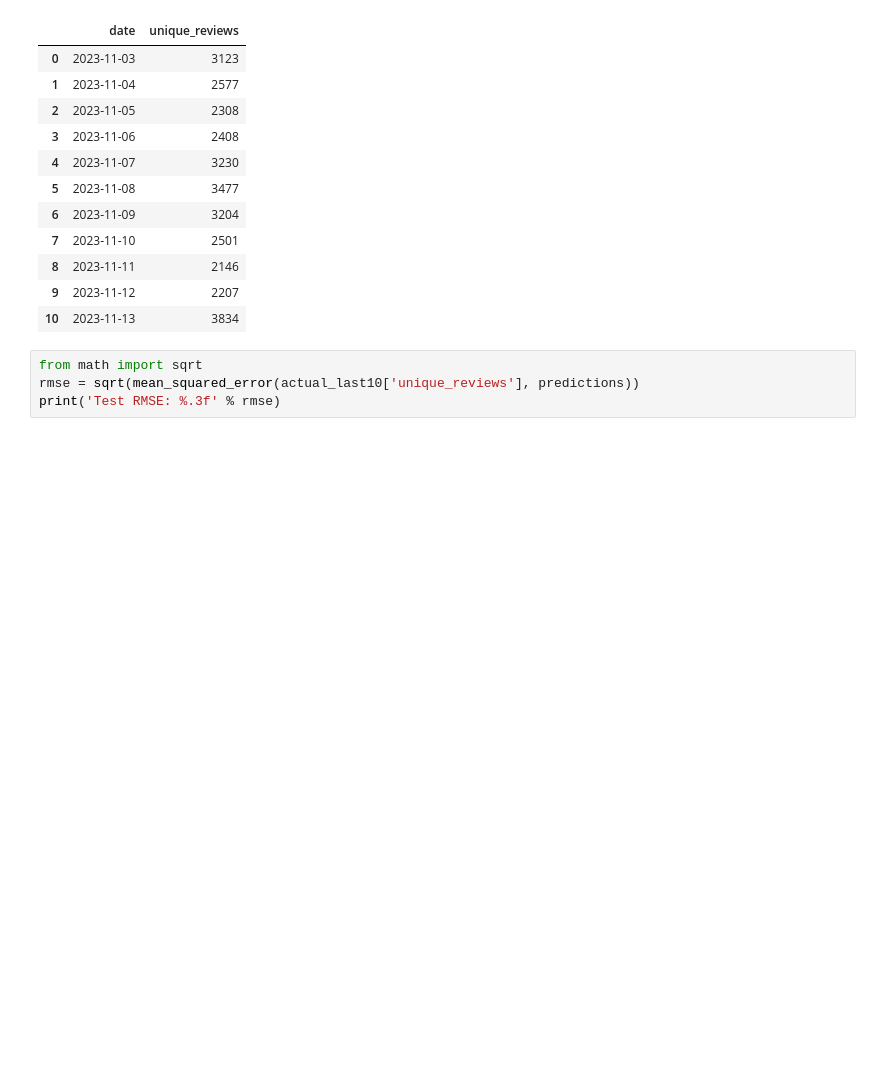
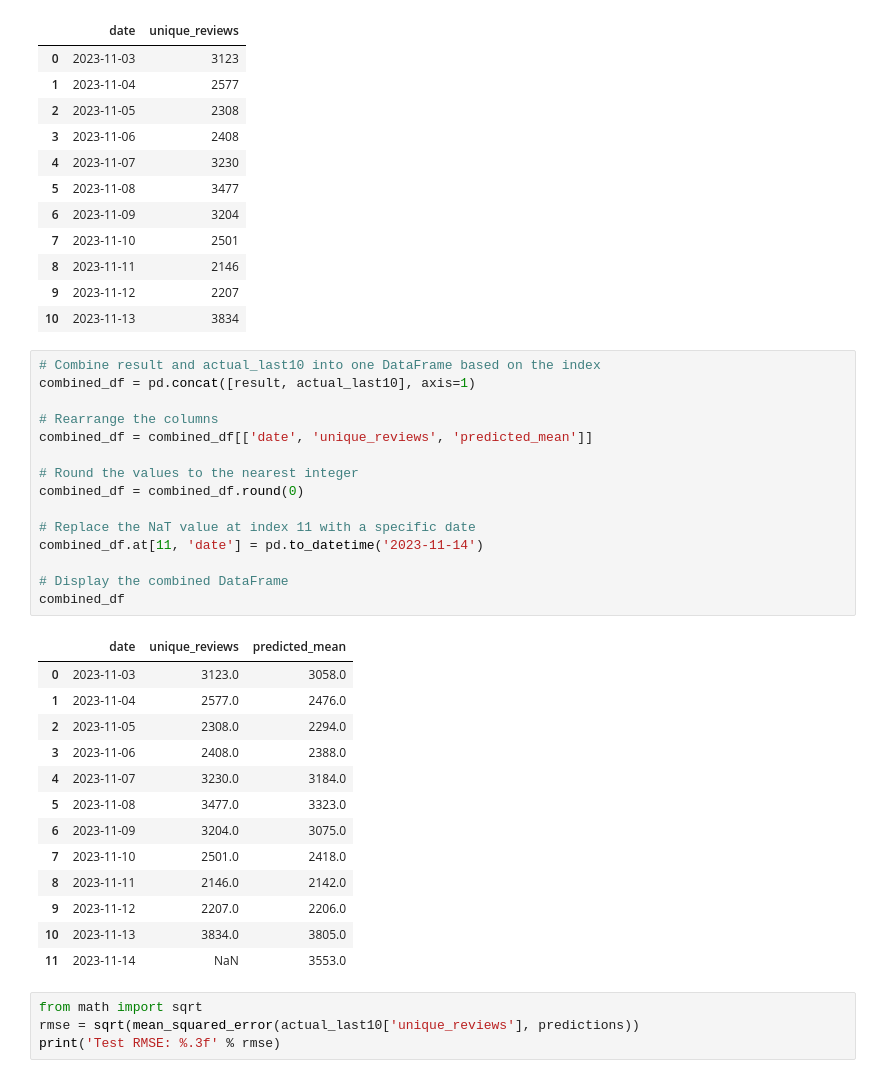
Before and after one commit to juanitopepito97/CA_projects-, a Jupyter notebook: Johannes_Loos_Int_MLDataVis-Hdip-DA-for-Business.ipynb, the cells around one changed output. Drawn from its saved outputs; the diff is of its cells as text; blank space fills up the shorter version.

```diff
--- a/Johannes_Loos_Int_MLDataVis-Hdip-DA-for-Business.ipynb
+++ b/Johannes_Loos_Int_MLDataVis-Hdip-DA-for-Business.ipynb
@@ -389,6 +389,35 @@ actual_last10
 | 8 | 2023-11-11 | 2146 |
 | 9 | 2023-11-12 | 2207 |
 | 10 | 2023-11-13 | 3834 |
+# %%
+# Combine result and actual_last10 into one DataFrame based on the index
+combined_df = pd.concat([result, actual_last10], axis=1)
+
+# Rearrange the columns
+combined_df = combined_df[['date', 'unique_reviews', 'predicted_mean']]
+
+# Round the values to the nearest integer
+combined_df = combined_df.round(0)
+
+# Replace the NaT value at index 11 with a specific date
+combined_df.at[11, 'date'] = pd.to_datetime('2023-11-14')
+
+# Display the combined DataFrame
+combined_df
+# %% [output]
+|  | date | unique_reviews | predicted_mean |
+| 0 | 2023-11-03 | 3123.0 | 3058.0 |
+| 1 | 2023-11-04 | 2577.0 | 2476.0 |
+| 2 | 2023-11-05 | 2308.0 | 2294.0 |
+| 3 | 2023-11-06 | 2408.0 | 2388.0 |
+| 4 | 2023-11-07 | 3230.0 | 3184.0 |
+| 5 | 2023-11-08 | 3477.0 | 3323.0 |
+| 6 | 2023-11-09 | 3204.0 | 3075.0 |
+| 7 | 2023-11-10 | 2501.0 | 2418.0 |
+| 8 | 2023-11-11 | 2146.0 | 2142.0 |
+| 9 | 2023-11-12 | 2207.0 | 2206.0 |
+| 10 | 2023-11-13 | 3834.0 | 3805.0 |
+| 11 | 2023-11-14 | NaN | 3553.0 |
 # %%
 from math import sqrt
 rmse = sqrt(mean_squared_error(actual_last10['unique_reviews'], predictions))
```
Also changed, not shown: parts of 13 cells of this notebook.
